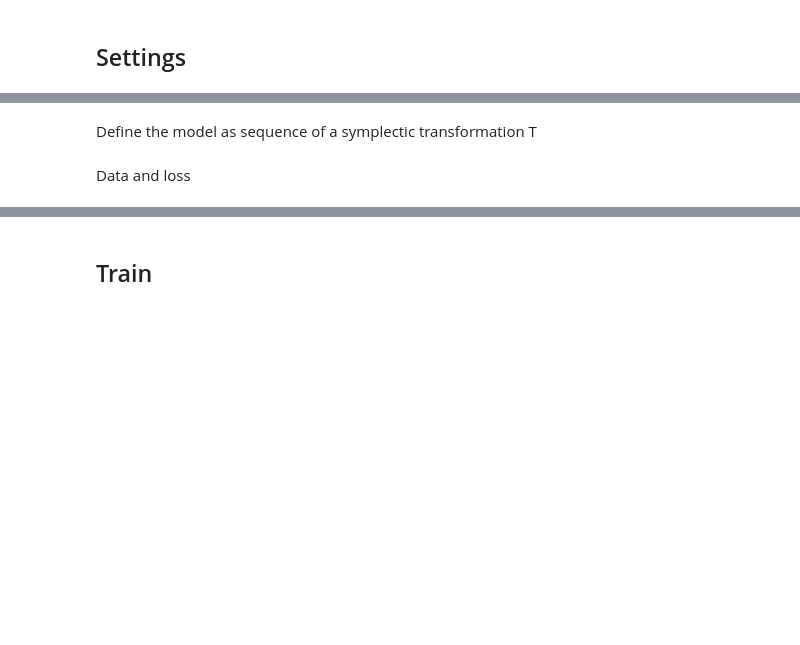
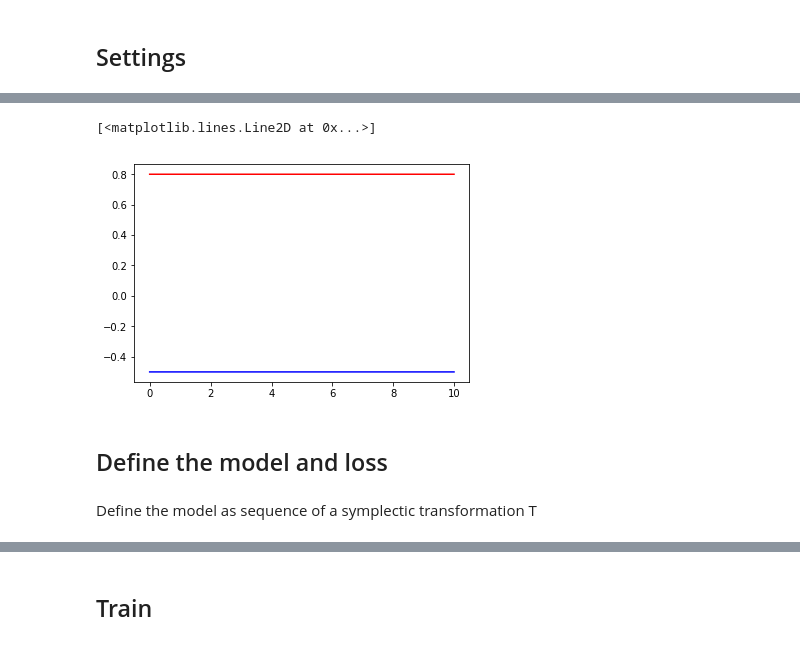
Before and after one commit to rbondesan/CanonicalFlows, a Jupyter notebook: notebooks/kepler.ipynb, the cells around one changed output, grey strips where cells are left out. Saved outputs shown, nothing was run; the diff lists cells and outputs as text; code cells hidden in the pictures; blank space fills up the shorter version.

```diff
--- a/notebooks/kepler.ipynb
+++ b/notebooks/kepler.ipynb
@@ -51,2 +106,14 @@ settings = {
+# %%
+# conserved quantities: angular momentum and energy
+J3 = np.multiply(qtraj[:,0,0,0], ptraj[:,1,0,0]) - np.multiply(qtraj[:,1,0,0], ptraj[:,0,0,0])
+E = sess.run( settings['hamiltonian']( join_q_p(qtraj,ptraj) ) )
+ts = np.arange(0.,10.,.01)
+plt.plot(ts, J3,'r')
+plt.plot(ts, E,'b')
+# %% [output]
+[<matplotlib.lines.Line2D at 0x...>]
+[figure, added]
+# %% [markdown]
+## Define the model and loss
 # %% [markdown]
 Define the model as sequence of a symplectic transformation T
@@ -91,2 +119,0 @@ T = Chain([SymplecticAdditiveCoupling(shift_model=MLP(activation=tf.nn.tanh)) if
-# %% [markdown]
-Data and loss
```
Also changed, not shown: parts of 52 cells of this notebook, 13 other files.
